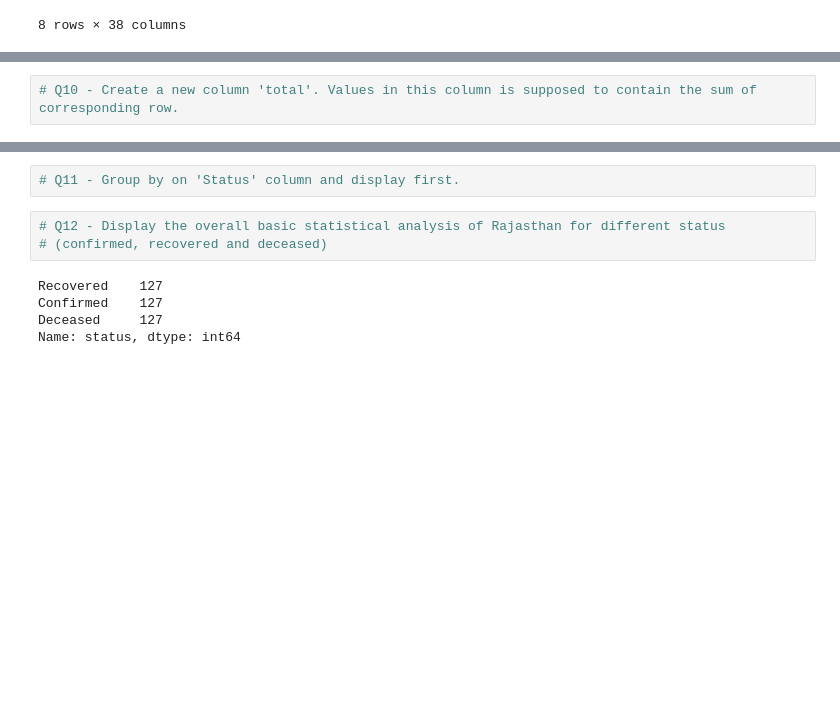
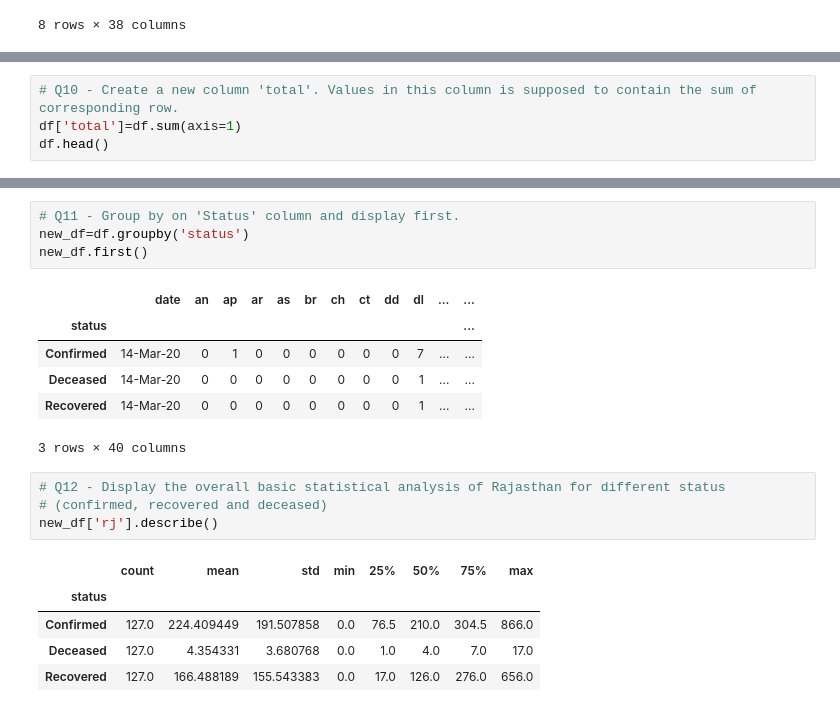
Before and after one commit to ananyakamboj/Machine-Learning, a Jupyter notebook: Assignment_2 (Graded).ipynb, the cells around one changed output, grey strips where cells are left out. Cells and saved outputs as stored; diff of their text form; blank space fills up the shorter version.

```diff
--- a/Assignment_2 (Graded).ipynb
+++ b/Assignment_2 (Graded).ipynb
@@ -139,2 +141,4 @@ df.describe()
 # %%
 # Q10 - Create a new column 'total'. Values in this column is supposed to contain the sum of corresponding row.
+df['total']=df.sum(axis=1)
+df.head()
@@ -141,10 +153,21 @@ df.describe()
 # %%
 # Q11 - Group by on 'Status' column and display first.
+new_df=df.groupby('status')
+new_df.first()
+# %% [output]
+|  | date | an | ap | ar | as | br | ch | ct | dd | dl | ... | ... |
+| status |  |  |  |  |  |  |  |  |  |  |  | ... |
+| Confirmed | 14-Mar-20 | 0 | 1 | 0 | 0 | 0 | 0 | 0 | 0 | 7 | ... | ... |
+| Deceased | 14-Mar-20 | 0 | 0 | 0 | 0 | 0 | 0 | 0 | 0 | 1 | ... | ... |
+| Recovered | 14-Mar-20 | 0 | 0 | 0 | 0 | 0 | 0 | 0 | 0 | 1 | ... | ... |
+3 rows × 40 columns
 # %%
 # Q12 - Display the overall basic statistical analysis of Rajasthan for different status
 # (confirmed, recovered and deceased)
+new_df['rj'].describe()
 # %% [output]
-Recovered    127
-Confirmed    127
-Deceased     127
-Name: status, dtype: int64
+|  | count | mean | std | min | 25% | 50% | 75% | max |
+| status |  |  |  |  |  |  |  |  |
+| Confirmed | 127.0 | 224.409449 | 191.507858 | 0.0 | 76.5 | 210.0 | 304.5 | 866.0 |
+| Deceased | 127.0 | 4.354331 | 3.680768 | 0.0 | 1.0 | 4.0 | 7.0 | 17.0 |
+| Recovered | 127.0 | 166.488189 | 155.543383 | 0.0 | 17.0 | 126.0 | 276.0 | 656.0 |
```
Also changed, not shown: parts of 5 cells of this notebook, 4 other files.
